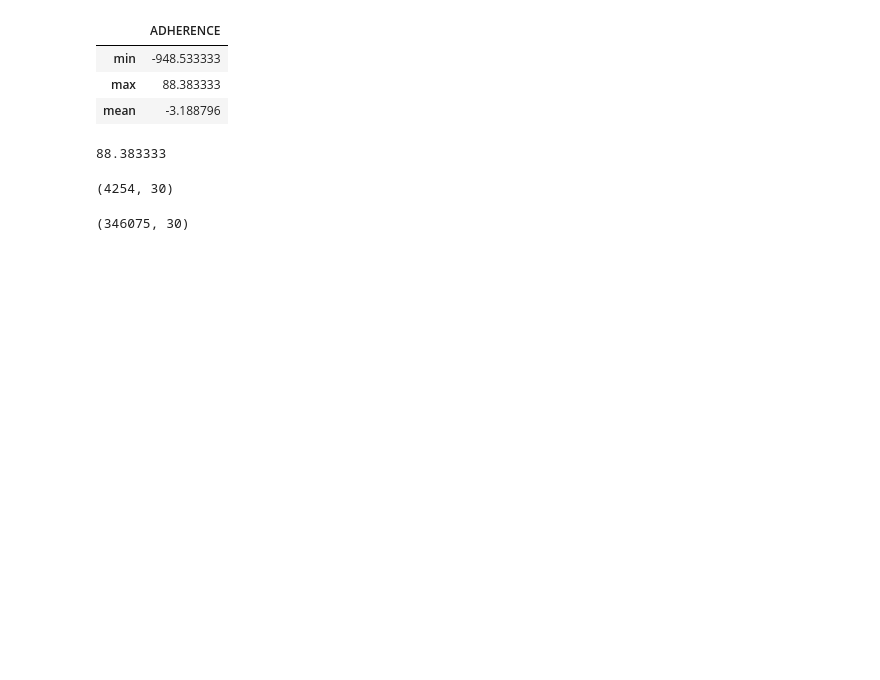
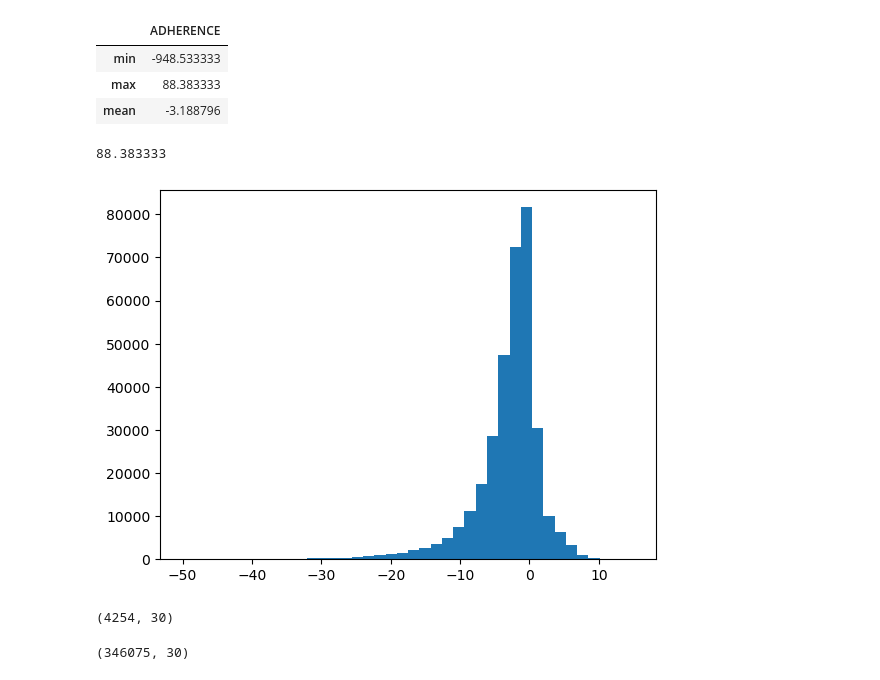
Before and after one commit to NSS-Data-Analytics-Cohort-11/wego-boomers, a Jupyter notebook: notebooks/Wego_boomers.ipynb, the cells around one changed output. Cells and saved outputs as stored; diff of their text form; code cells hidden in the pictures; blank space fills up the shorter version.

```diff
--- a/notebooks/Wego_boomers.ipynb
+++ b/notebooks/Wego_boomers.ipynb
@@ -138,6 +126,11 @@ wego.agg({'ADHERENCE': ['min','max','mean']})
 wego['ADHERENCE'].max()
 # %% [output]
 88.383333
+# %%
+plt.hist(x=wego['ADHERENCE'],bins=40, range=(-50, 15))  #, y= wego['HDWY_DEV'])
+plt.show()
+# %% [output]
+[figure, added]
 # %%
 #trim cancelled = 1 and headway great
 sced = wego[wego['PREV_SCHED_STOP_CANCELLED']==1]
```
Also changed, not shown: parts of 13 cells of this notebook.
